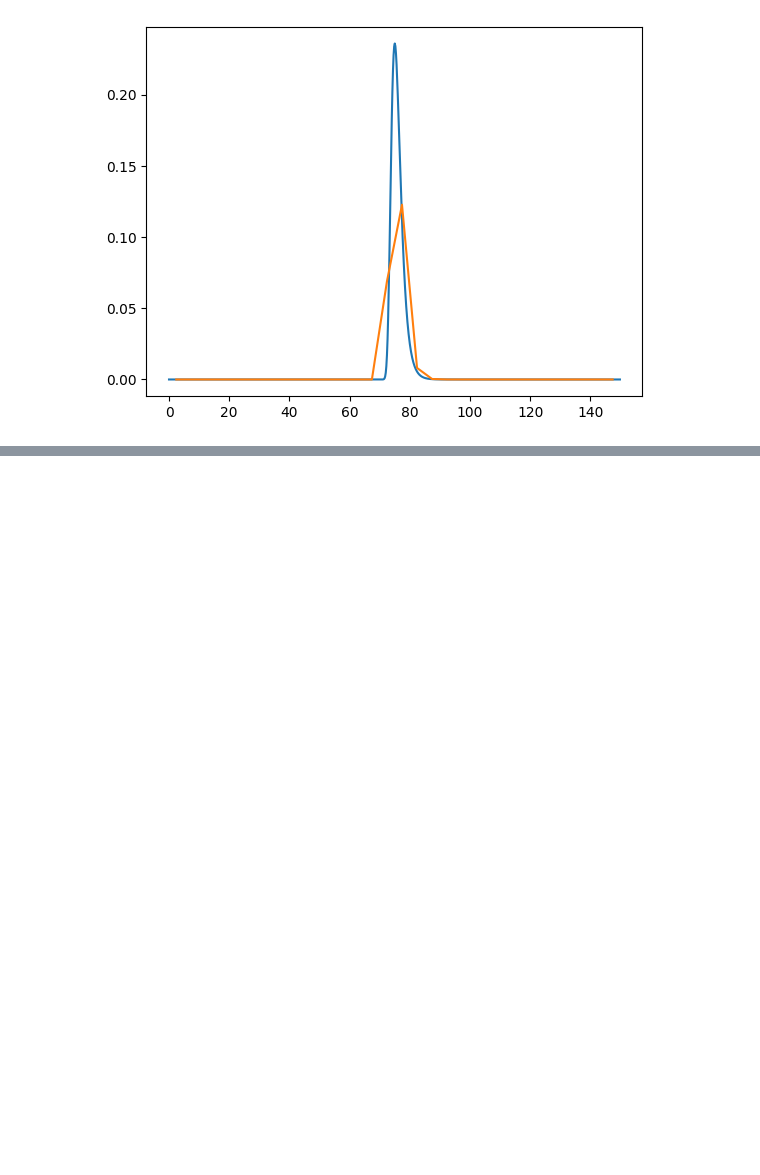
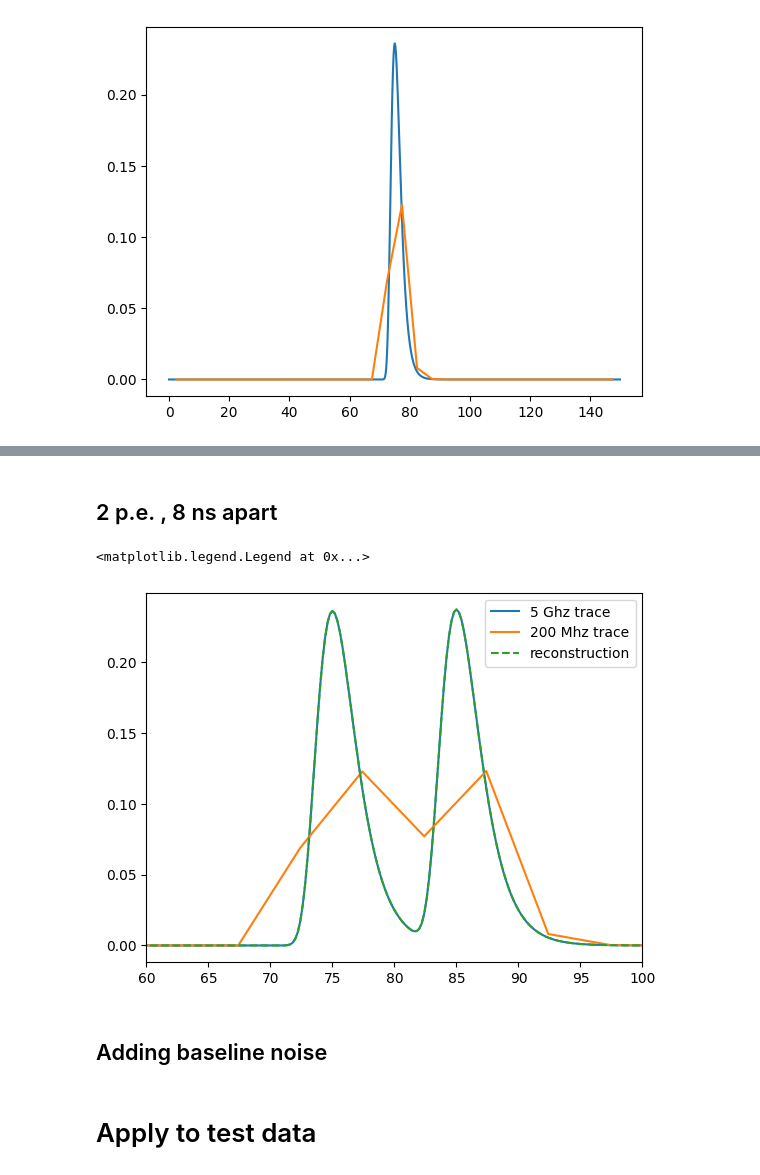
Before and after one commit to pone-software/mint-analysis, a Jupyter notebook: scripts/gumbler_test.ipynb, the cells around one changed output, grey strips where cells are left out. Saved outputs shown, nothing was run; the diff lists cells and outputs as text; code cells hidden in the pictures; blank space fills up the shorter version.

```diff
--- a/scripts/gumbler_test.ipynb
+++ b/scripts/gumbler_test.ipynb
@@ -118,0 +141,24 @@ plt.plot(x,res)
+# %% [markdown]
+## 2 p.e. , 8 ns apart
+# %%
+# lets try 2 pe
+smpl_roll = 2
+yd2 = yd+np.roll(yd,smpl_roll)
+
+res2 = nnls(A,yd2,1000)
+zres2 = np.zeros(len(x))
+for i in range(len(zres2)):
+    zres2 += res2[i]*gumbel_pdf(x,x[i],2)
+
+plt.plot(x,y+np.roll(y,smpl_roll*N),label='5 Ghz trace')
+plt.plot(xd,yd2,label='200 Mhz trace')
+plt.plot(x,zres2,label='reconstruction',ls='--')
+plt.xlim(60,100)
+plt.legend()
+# %% [output]
+<matplotlib.legend.Legend at 0x...>
+[figure, added]
+# %% [markdown]
+## Adding baseline noise
+# %% [markdown]
+# Apply to test data
```
Also changed, not shown: parts of 13 cells of this notebook.
